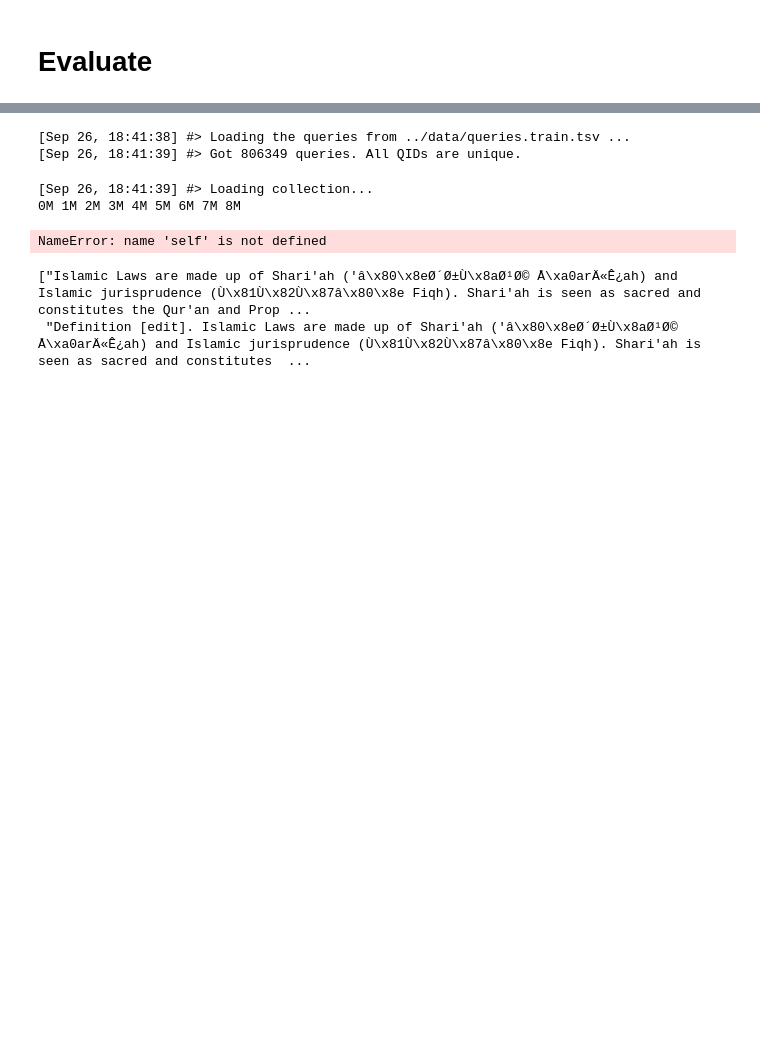
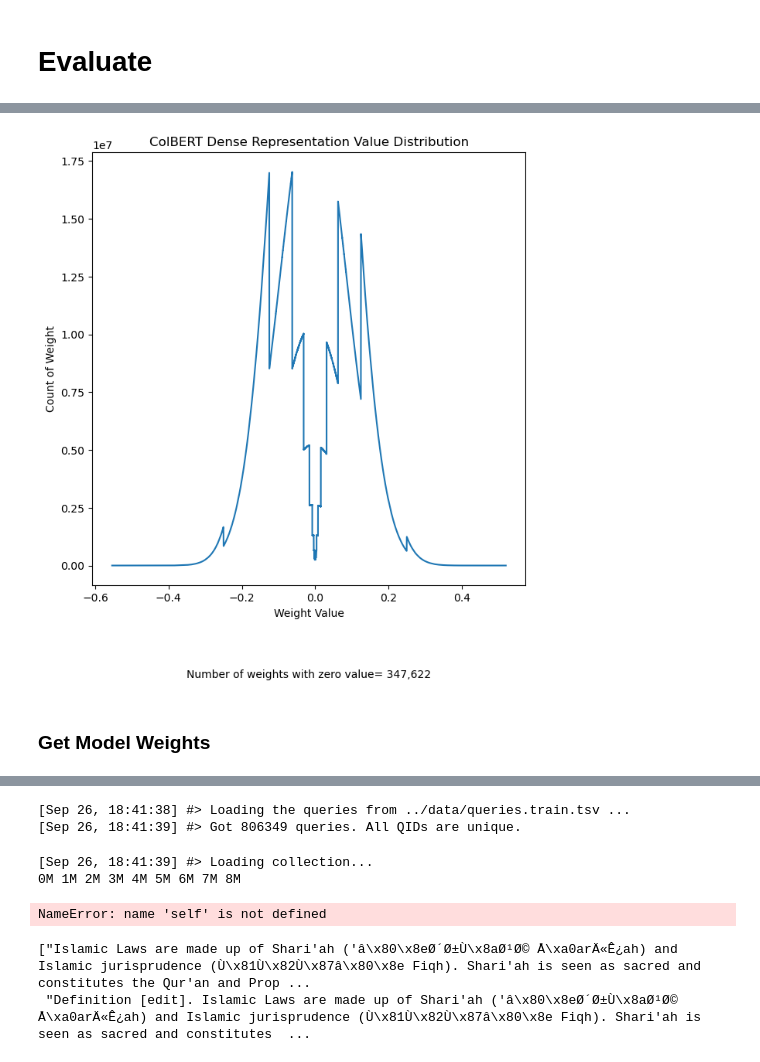
Before and after one commit to Ngo-Kevin/splade-colBERT, a Jupyter notebook: ColBERT/retraining_attempt.ipynb, the cells around one changed output, grey strips where cells are left out. Cells and saved outputs as stored; diff of their text form; code cells hidden in the pictures; blank space fills up the shorter version.

```diff
--- a/ColBERT/retraining_attempt.ipynb
+++ b/ColBERT/retraining_attempt.ipynb
@@ -316,0 +829,22 @@ AssertionError
+# %%
+sorted_dr = sorted(embs_counter.items())
+sorted_dr = np.array(sorted_dr)
+# %%
+hist_x = 'Weight Value'
+hist_y = 'Count of Weight'
+
+additional_text = f"Number of weights with zero value= {embs_counter[0]:3,}"
+
+fig = plt.figure()
+ax1 = fig.add_axes((0.1, 0.2, 0.8, 0.7))
+ax1.set_title(f'ColBERT Dense Representation Value Distribution')
+ax1.set_xlabel(f'{hist_x}')
+ax1.set_ylabel(f'{hist_y}')
+plt.plot(sorted_dr[:,0], sorted_dr[:,1])
+fig.text(.5, .05, additional_text, ha='center')
+fig.set_size_inches(7, 8, forward=True)
+plt.show()
+# %% [output]
+[figure, added]
+# %% [markdown]
+### Get Model Weights
```
Also changed, not shown: parts of 119 cells of this notebook, 26 other files.
